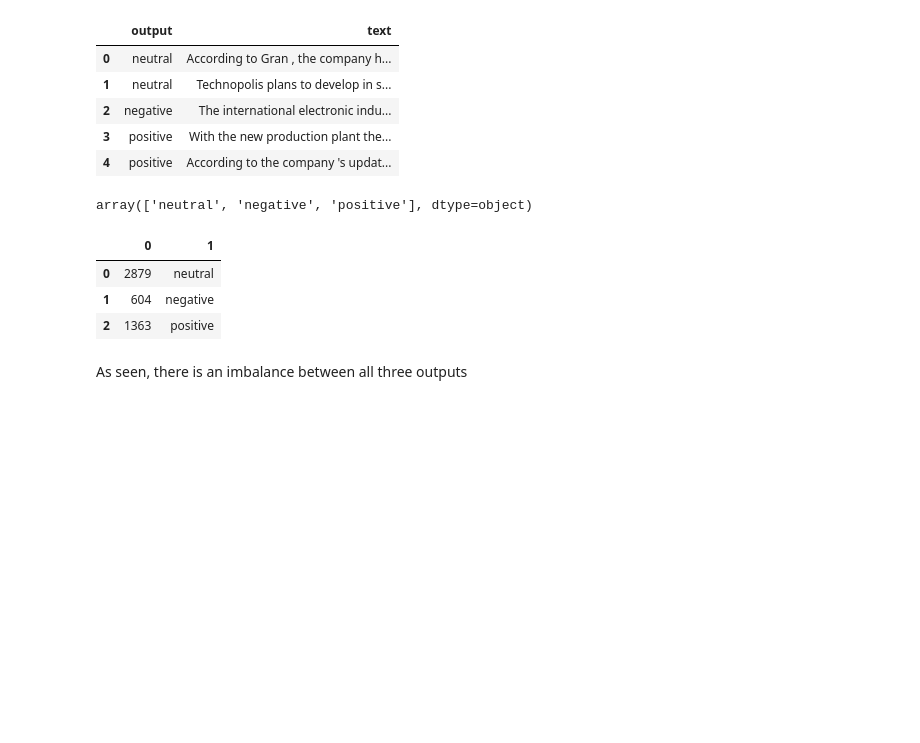
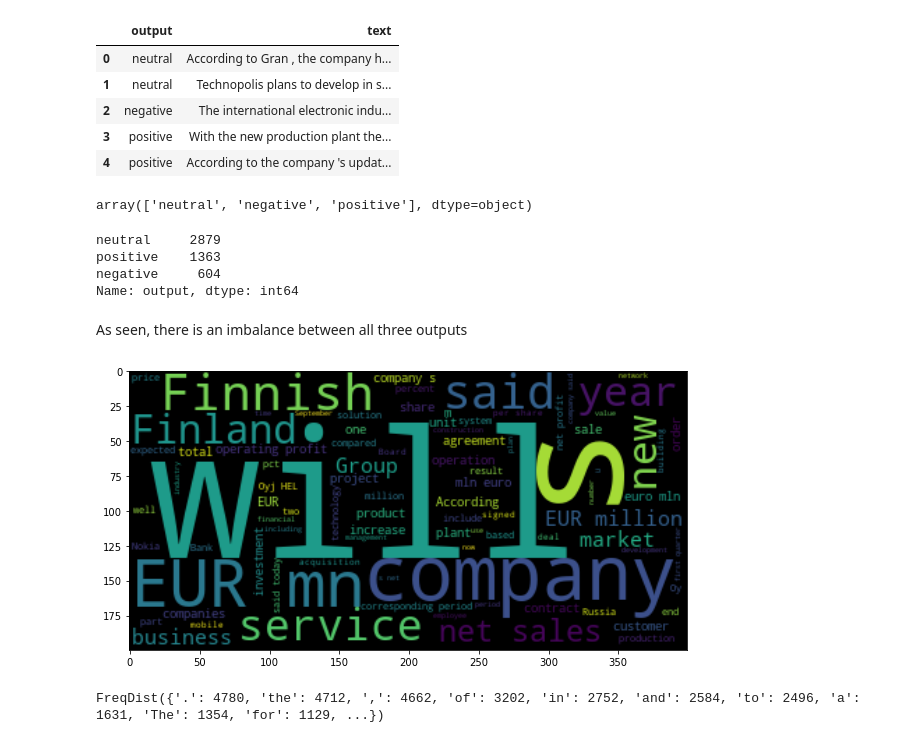
Before and after one commit to sthemonica/financial-sentiment-analysis, a Jupyter notebook: data_explorer.ipynb, the cells around one changed output. Drawn from its saved outputs; the diff is of its cells as text; code cells hidden in the pictures; blank space fills up the shorter version.

```diff
--- a/data_explorer.ipynb
+++ b/data_explorer.ipynb
@@ -19,13 +24,30 @@ list_output = df.output.unique()
 list_output
 # %% [output]
 array(['neutral', 'negative', 'positive'], dtype=object)
-# %%
-frequency_output = [(df.output[df['output'] == answer].count(),answer) for answer in list_output]
-pd.DataFrame(frequency_output)
-# %% [output]
-|  | 0 | 1 |
-| 0 | 2879 | neutral |
-| 1 | 604 | negative |
-| 2 | 1363 | positive |
+# %%
+df.output.value_counts()
+# %% [output]
+neutral     2879
+positive    1363
+negative     604
+Name: output, dtype: int64
 # %% [markdown]
 As seen, there is an imbalance between all three outputs
+# %%
+all_words = [text for text in df.text]
+all_words = ' '.join(all_words)
+
+cloud_of_words = WordCloud().generate(all_words)
+# %%
+plt.figure(figsize=(10,8))
+plt.imshow(cloud_of_words, interpolation='bilinear')
+plt.show()
+# %% [output]
+[figure, added]
+# %%
+token_espace = tokenize.WhitespaceTokenizer()
+token_words = token_espace.tokenize(all_words)
+frequency = nltk.FreqDist(token_words)
+frequency
+# %% [output]
+FreqDist({'.': 4780, 'the': 4712, ',': 4662, 'of': 3202, 'in': 2752, 'and': 2584, 'to': 2496, 'a': 1631, 'The': 1354, 'for': 1129, ...})
```
Also changed, not shown: parts of 2 cells of this notebook.
